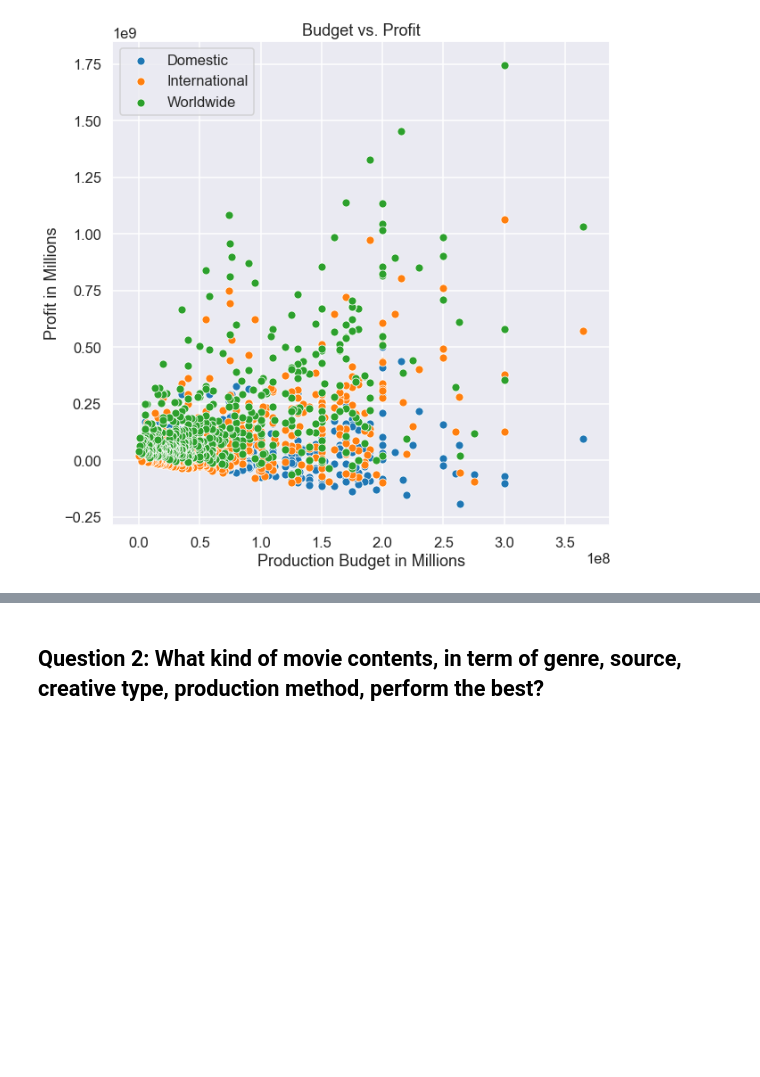
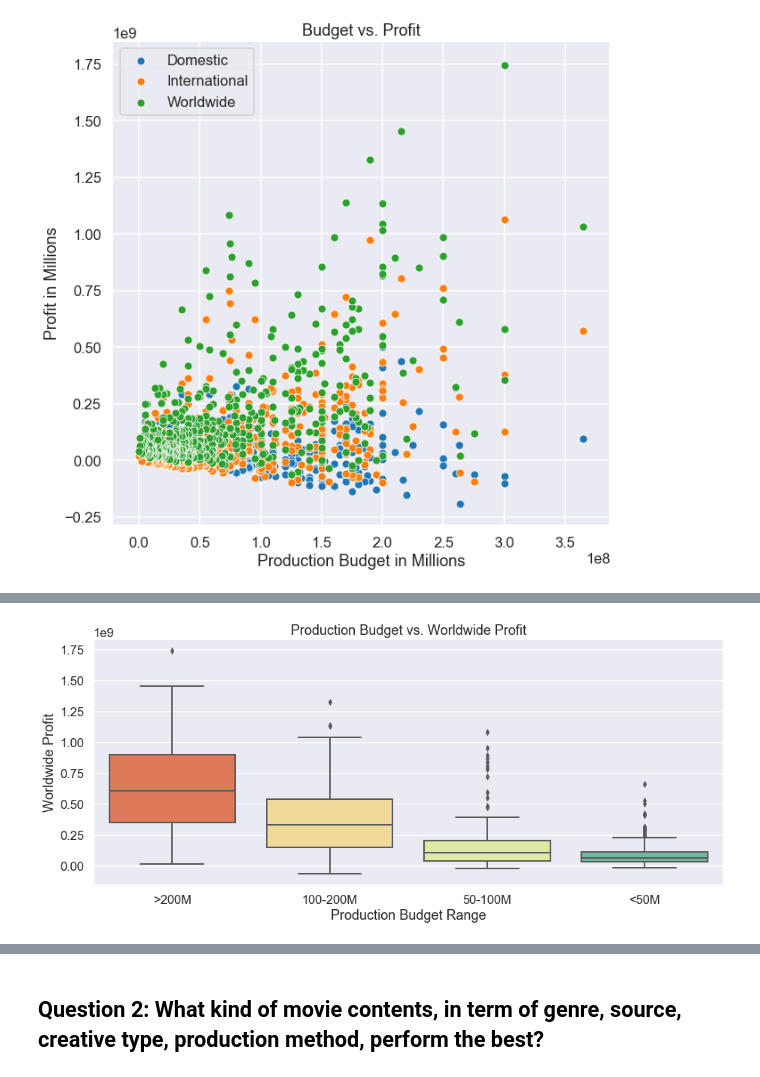
Before and after one commit to baotramduong/Porfolio_Project_The_Movie_Industry, a Jupyter notebook: Part III - Data Analysis & Visualization, Actionable Insight, Conclusion & Future Works.ipynb, the cells around one changed output, grey strips where cells are left out. Cells and saved outputs as stored; diff of their text form; code cells hidden in the pictures; blank space fills up the shorter version.

```diff
--- a/Part III - Data Analysis & Visualization, Actionable Insight, Conclusion & Future Works.ipynb
+++ b/Part III - Data Analysis & Visualization, Actionable Insight, Conclusion & Future Works.ipynb
@@ -170,0 +219,4 @@ We are interested in worldwide_profit and worldwide_profit_margin as this reflec
+# %%
+#create sub dataframe for budget_range and worldwide_profit
+budget_vs_profit = full_df[['budget_range', 'worldwide_profit']].sort_values(by = 'worldwide_profit', ascending = False)
+budget_vs_profit.head()
@@ -170,0 +230,18 @@ We are interested in worldwide_profit and worldwide_profit_margin as this reflec
+# %%
+#set values
+x = budget_vs_profit['budget_range']
+y = budget_vs_profit['worldwide_profit']
+
+#plot budget_range vs. worldwide_profit
+plt.figure(figsize = (15, 6))
+sns.boxplot(x, y, palette = 'Spectral')
+
+#set labels
+plt.title('Production Budget vs. Worldwide Profit')
+plt.xlabel('Production Budget Range')
+plt.ylabel('Worldwide Profit')
+
+#show
+plt.show()
+# %% [output]
+[figure, added]
```
Also changed, not shown: parts of 16 cells of this notebook.
